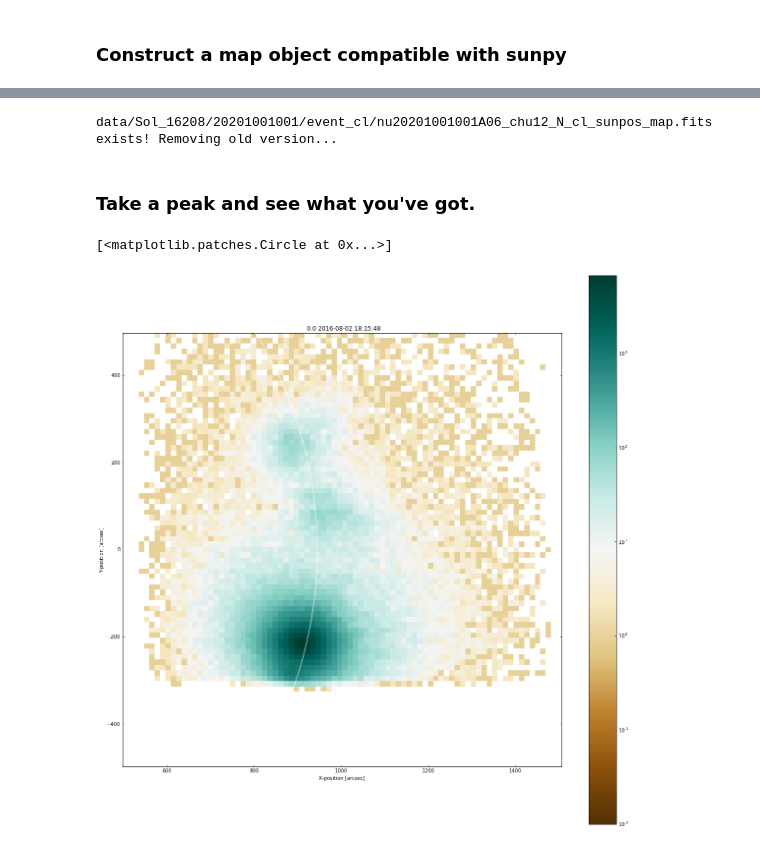
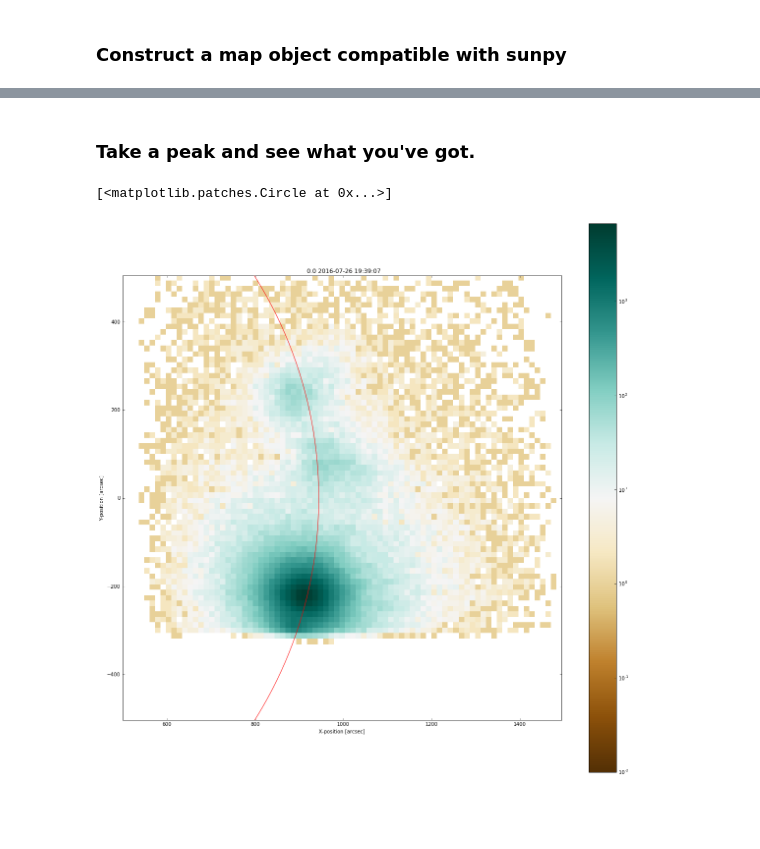
Before and after one commit to NuSTAR/nustar_pysolar, a Jupyter notebook: convert_to_solar/Quick_Map.ipynb, the cells around one changed output, grey strips where cells are left out. Saved outputs shown, nothing was run; the diff lists cells and outputs as text; code cells hidden in the pictures; blank space fills up the shorter version.

```diff
--- a/convert_to_solar/Quick_Map.ipynb
+++ b/convert_to_solar/Quick_Map.ipynb
@@ -106,6 +108,9 @@ dely = hdr['TCDLT'+yval]
 
 x = evtdata['X'][goodinds]
 y = evtdata['Y'][goodinds]
+met = evtdata['TIME'][goodinds]*u.s
+mjdref=hdr['MJDREFI']
+mid_obs_time = astropy.time.Time(mjdref*u.d+met.mean(), format = 'mjd')
 
 # Use the native binning for now
 
@@ -118,13 +126,29 @@ H, yedges, xedges = np.histogram2d(y, x, bins=bins, range = [[min_y,max_y], [min
 # %%
+dict_header = {
+    "DATE-OBS": mid_obs_time.iso,
+    "CDELT1": scale,
+    "NAXIS1": bins,
+    "CRVAL1": 0.,
+    "CRPIX1": bins*0.5,
+    "CUNIT1": "arcsec",
+    "CTYPE1": "HPLN-TAN",
+    "CDELT2": scale,
+    "NAXIS2": bins,
+    "CRVAL2": 0.,
+    "CRPIX2": bins*0.5 + 0.5,
+    "CUNIT2": "arcsec",
+    "CTYPE2": "HPLT-TAN",
+    "HGLT_OBS": 0,
+    "HGLN_OBS": 0,
+    "RSUN_OBS": sun.solar_semidiameter_angular_size(mid_obs_time).value,
+    "RSUN_REF": sun.constants.radius.value
+}
+#    "DSUN_OBS": sun.sunearth_distance(mid_obs_time) * sun.constants.au.value
+# For some reason the DSUN_OBS crashed the save...
 
-meta_nustar = {}
-meta_nustar['cdelt1'] = scale
-meta_nustar['cunit1'] = 'arcsec'
-meta_nustar['cdelt2'] = scale
-meta_nustar['cunit2'] = 'arcsec'
+header = sunpy.map.MapMeta(dict_header)
 
-
-nustar_map = sunpy.map.Map((H, meta_nustar))
+nustar_map = sunpy.map.Map(H, header)
 nustar_map.plot_settings['norm'] = colors.LogNorm(0.01, nustar_map.max())
 nustar_map.plot_settings['cmap'] = cm.get_cmap('BrBG')
 
@@ -139,21 +163,19 @@ if isfile(outfile):
     os.remove(outfile)
 
 nustar_map.save(outfile, filetype='auto')
-# %% [output]
-data/Sol_16208/20201001001/event_cl/nu20201001001A06_chu12_N_cl_sunpos_map.fits exists! Removing old version...
 # %% [markdown]
 ### Take a peak and see what you've got.
 # %%
 rangex = u.Quantity([500*u.arcsec, 1500 * u.arcsec])
 rangey = u.Quantity([-500 * u.arcsec, 500 * u.arcsec])
 
 nustar_submap = nustar_map.submap(rangex, rangey)
 plt.subplots(figsize=(20, 20))
 
 
 nustar_submap.plot()
 plt.colorbar()
-nustar_submap.draw_limb()
+nustar_submap.draw_limb(color='r')
 # %% [output]
 [<matplotlib.patches.Circle at 0x...>]
-[figure, old version]
+[figure, new version]
```
Also changed, not shown: parts of 2 cells of this notebook, 2 other files.
